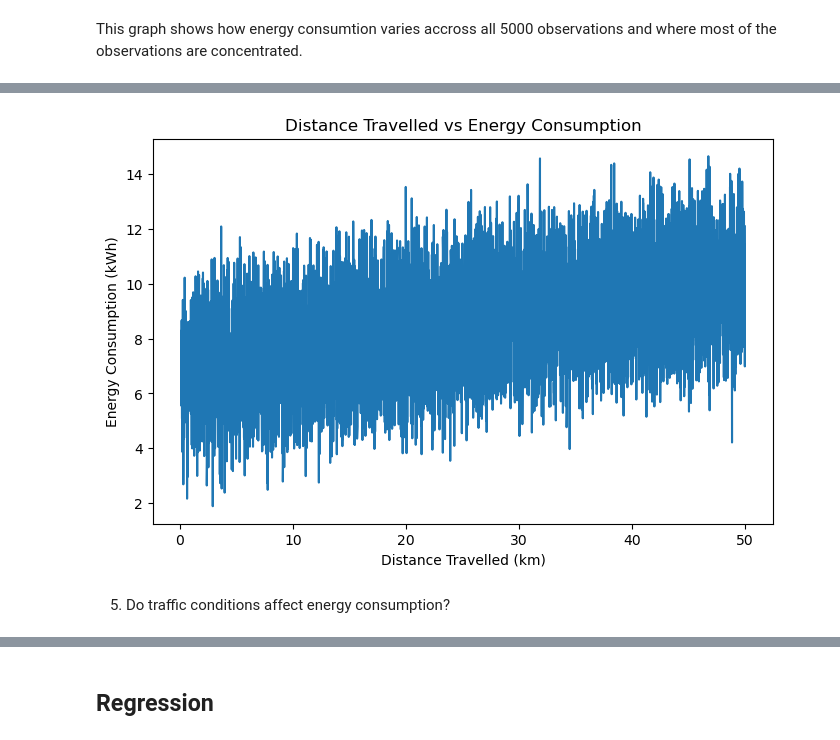
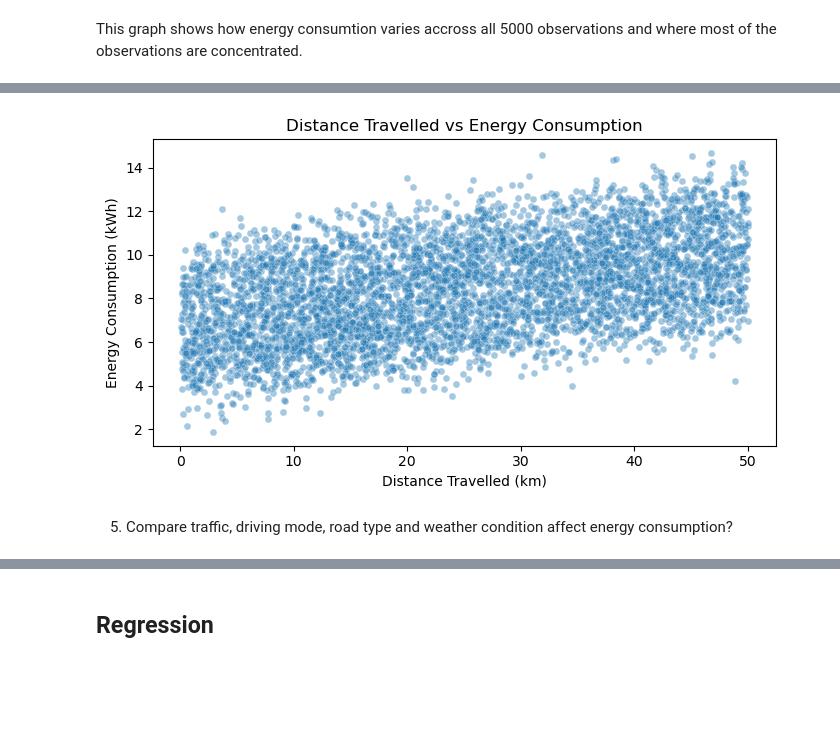
Before and after one commit to sahal-cm/EV_Energy_consumption_Prediction, a Jupyter notebook: EV_Energy_Project.ipynb, the cells around one changed output, grey strips where cells are left out. Cells and saved outputs as stored; diff of their text form; code cells hidden in the pictures; blank space fills up the shorter version.

```diff
--- a/EV_Energy_Project.ipynb
+++ b/EV_Energy_Project.ipynb
@@ -184,18 +216,20 @@ plt.show()
-# %%
-plt.figure(figsize=(8,5))
-
-sns.lineplot(
-    data=df,
-    x="Distance_Travelled_Km",
-    y="Energy_Consumption_Kwh"
-)
-
-plt.title("Distance Travelled vs Energy Consumption")
-plt.xlabel("Distance Travelled (km)")
-plt.ylabel("Energy Consumption (kWh)")
-
-plt.show()
-# %% [output]
-[figure, removed]
+# %%
+plt.figure(figsize=(7, 4))
+
+sns.scatterplot(
+    data=df,
+    x="Distance_Travelled_Km",
+    y="Energy_Consumption_Kwh",
+    alpha=0.4,
+    s=25
+)
+
+plt.title("Distance Travelled vs Energy Consumption")
+plt.xlabel("Distance Travelled (km)")
+plt.ylabel("Energy Consumption (kWh)")
+plt.tight_layout()
+plt.show()
+# %% [output]
+[figure, added]
 # %% [markdown]
-5. Do traffic conditions affect energy consumption?
+5. Compare traffic, driving mode, road type and weather condition affect energy consumption?
```
Also changed, not shown: parts of 36 cells of this notebook.
